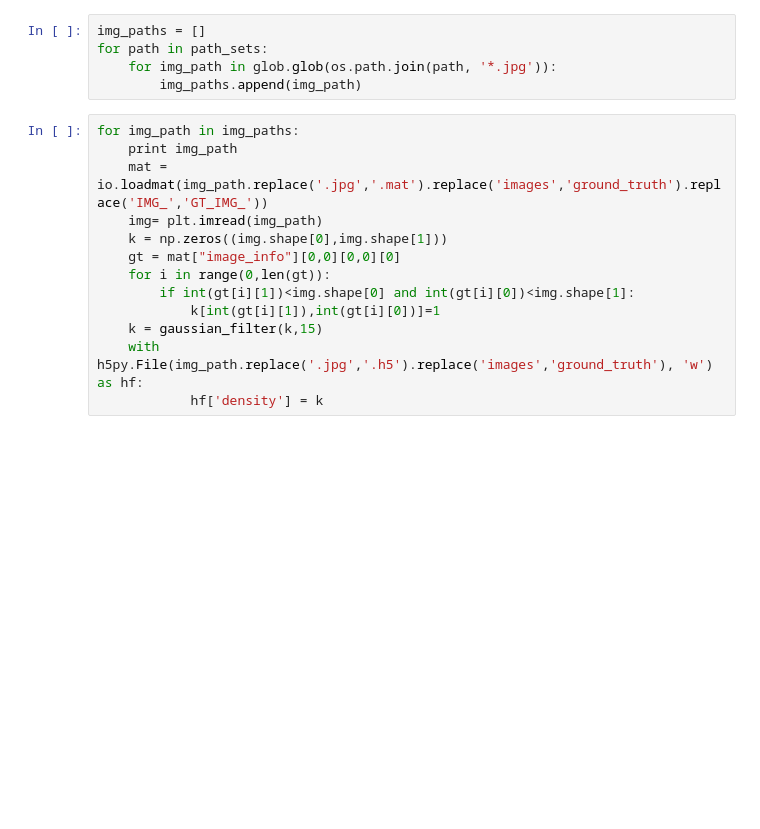
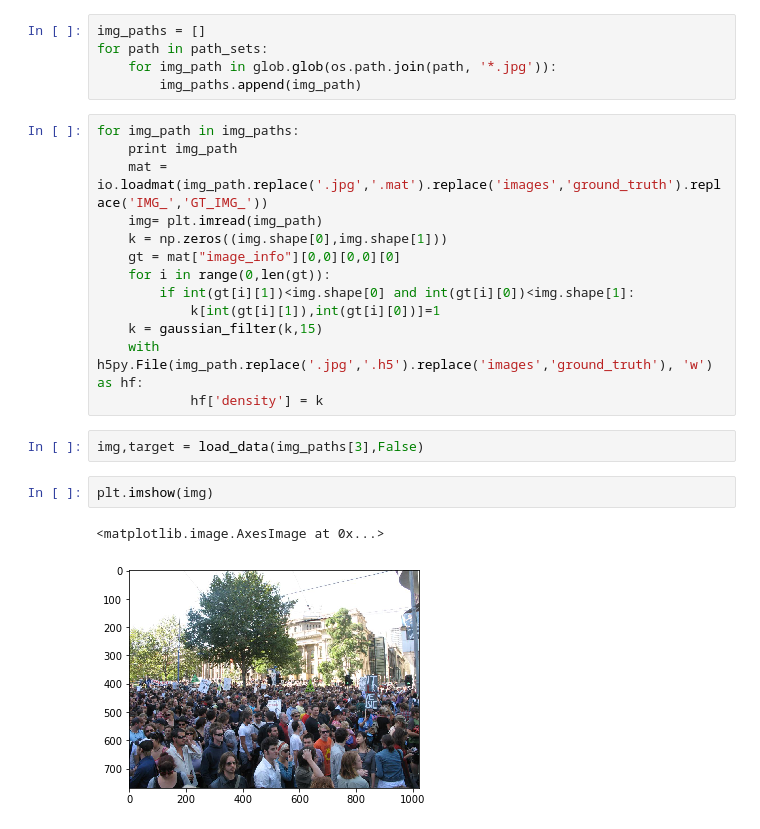
Before and after one commit to leeyeehoo/CSRNet-pytorch, a Jupyter notebook: make_dataset.ipynb, the cells around one changed output. Cells and saved outputs as stored; diff of their text form; blank space fills up the shorter version.

```diff
--- a/make_dataset.ipynb
+++ b/make_dataset.ipynb
@@ -102,3 +105,10 @@ for img_path in img_paths:
     k = gaussian_filter(k,15)
     with h5py.File(img_path.replace('.jpg','.h5').replace('images','ground_truth'), 'w') as hf:
             hf['density'] = k
+# %%
+img,target = load_data(img_paths[3],False)
+# %%
+plt.imshow(img)
+# %% [output]
+<matplotlib.image.AxesImage at 0x...>
+[figure, added]
```
Also changed, not shown: parts of 16 cells of this notebook, 5 other files.
